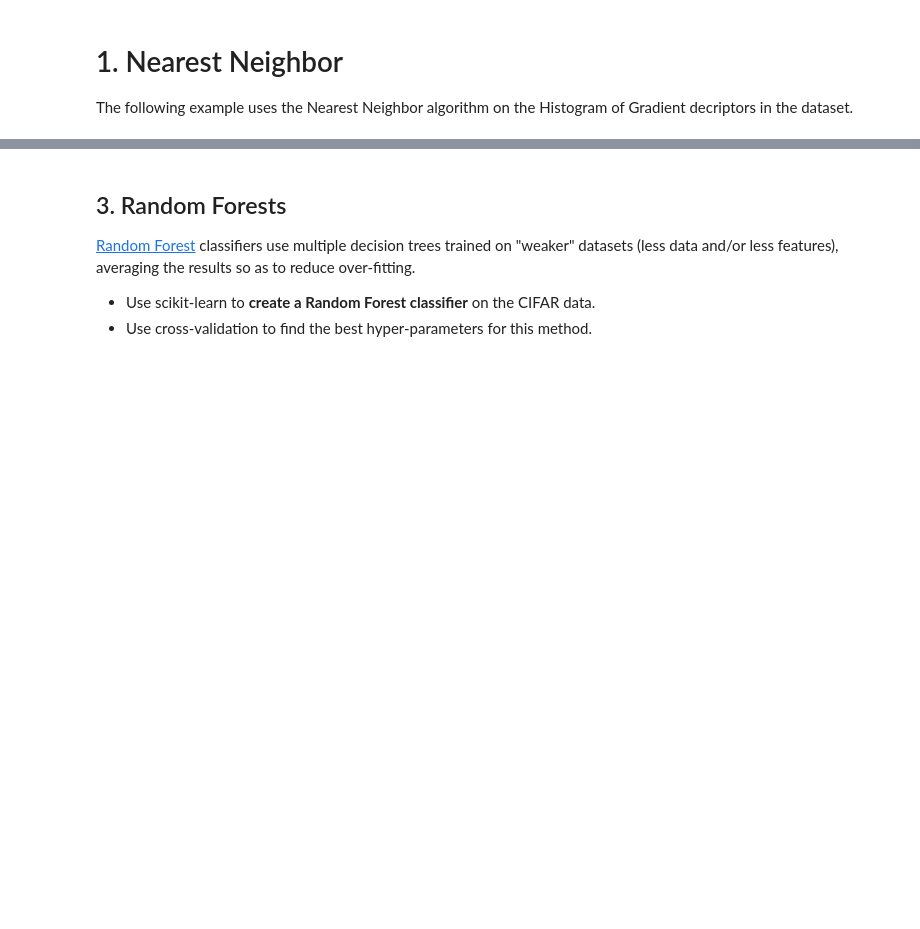
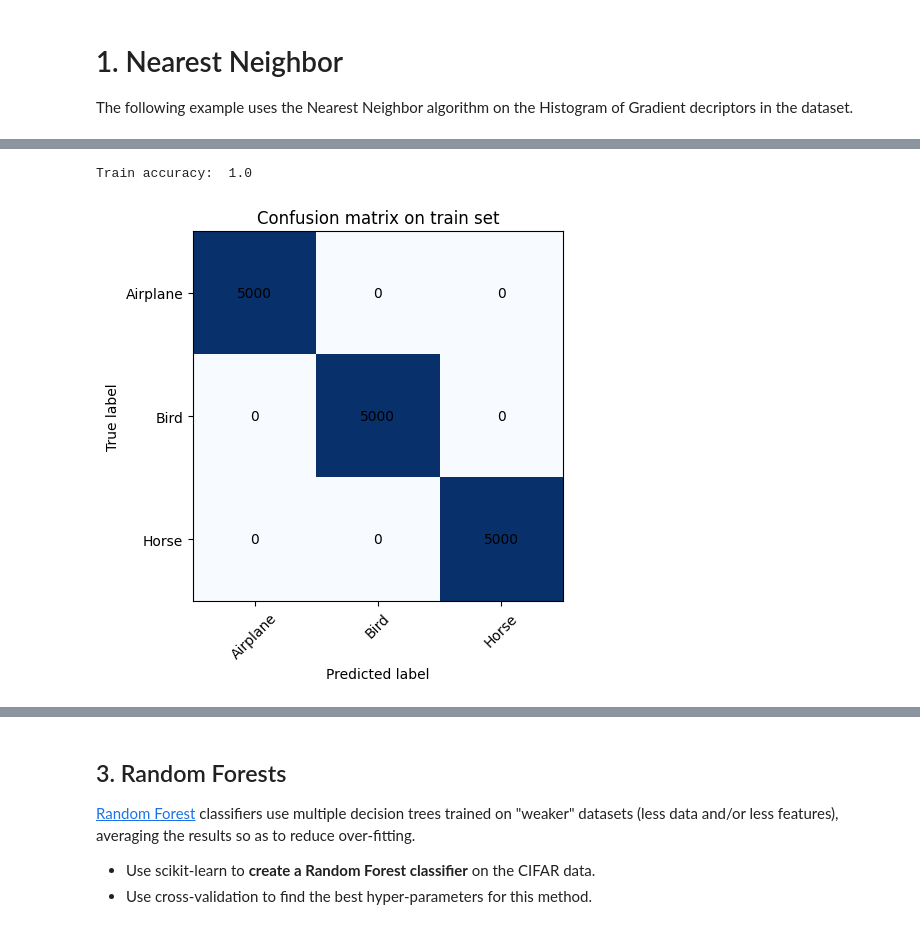
Before and after one commit to Exagor/info-h-501, a Jupyter notebook: docs/LABS/ML1_Nearest_Neighbours_and_Decision_Trees.ipynb, the cells around one changed output, grey strips where cells are left out. Saved outputs shown, nothing was run; the diff lists cells and outputs as text; code cells hidden in the pictures; blank space fills up the shorter version.

```diff
--- a/docs/LABS/ML1_Nearest_Neighbours_and_Decision_Trees.ipynb
+++ b/docs/LABS/ML1_Nearest_Neighbours_and_Decision_Trees.ipynb
@@ -16,5 +19,5 @@ The following example uses the Nearest Neighbor algorithm on the Histogram of Gr
 # %%
 from sklearn.neighbors import KNeighborsClassifier
 
-clf = KNeighborsClassifier(n_neighbors=1)
-clf.fit( dataset.train['hog'], dataset.train['labels'] )
+kn_clf = KNeighborsClassifier(n_neighbors=1)
+kn_clf.fit( dataset.train['hog'], dataset.train['labels'] )
@@ -27,0 +46,26 @@ clf.fit( dataset.train['hog'], dataset.train['labels'] )
+# %%
+# descriptive performance
+from sklearn.metrics import confusion_matrix
+import matplotlib.pyplot as plt
+from sklearn.model_selection import cross_val_score
+
+print("Train accuracy: ", kn_clf.score( dataset.train['hog'], dataset.train['labels'] ))
+
+#confusion matrix on train set
+cm = confusion_matrix(dataset.train['labels'], kn_clf.predict(dataset.train['hog']))
+plt.imshow(cm, interpolation='nearest', cmap=plt.cm.Blues)
+plt.title('Confusion matrix on train set')
+plt.xticks(range(3), dataset.labels, rotation=45)
+plt.yticks(range(3), dataset.labels)
+plt.ylabel('True label')
+plt.xlabel('Predicted label')
+
+# Write the numbers directly into the cases
+for i in range(cm.shape[0]):
+    for j in range(cm.shape[1]):
+        plt.text(j, i, str(cm[i, j]), ha='center', va='center', color='black')
+
+plt.show()
+# %% [output]
+Train accuracy:  1.0
+[figure, added]
```
Also changed, not shown: parts of 18 cells of this notebook, 1 other file.
